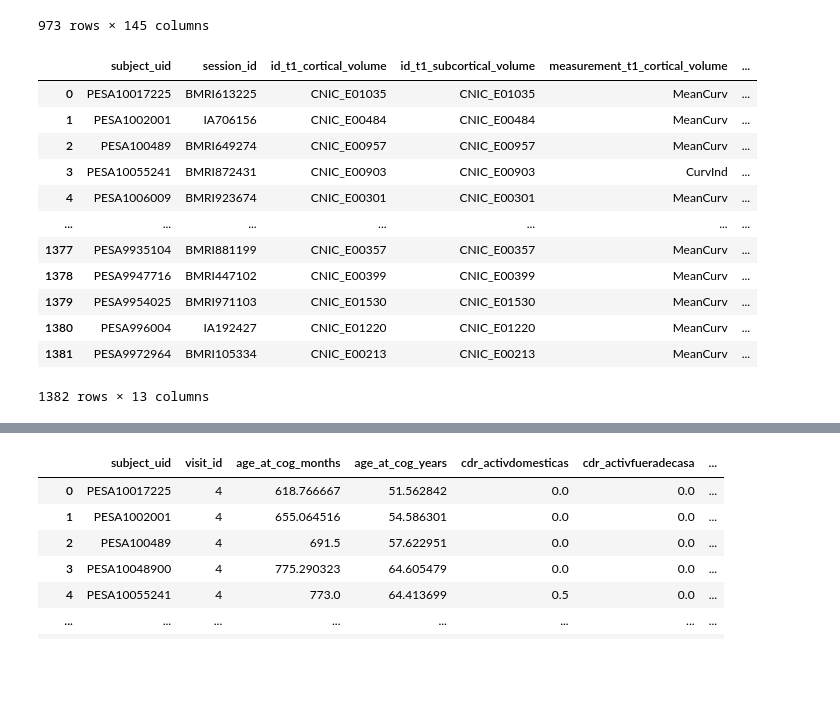
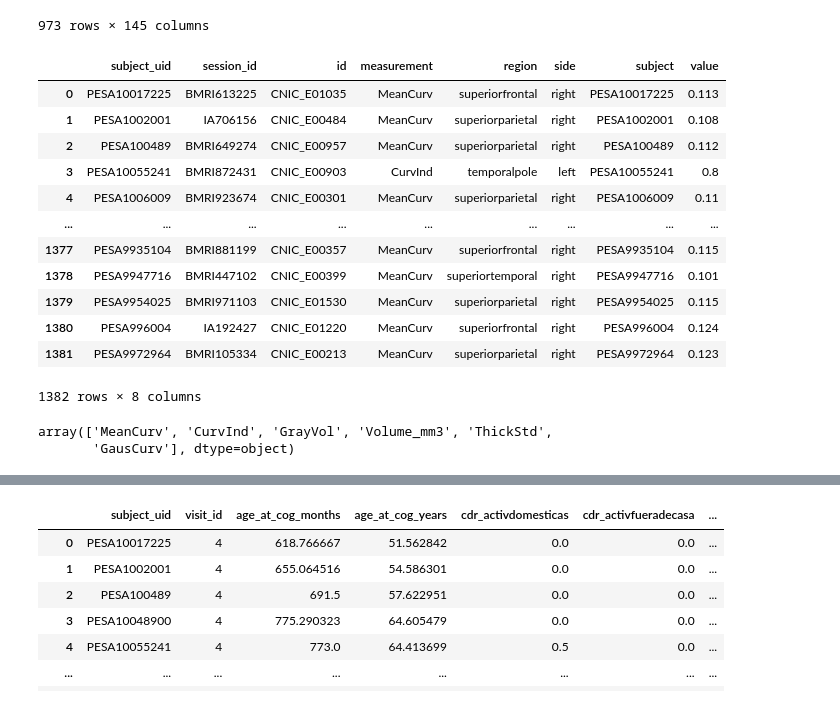
Before and after one commit to CNIC-Neuroimaging/Nvitk, a Jupyter notebook: notebooks/prototypes/db_externsion.ipynb, the cells around one changed output, grey strips where cells are left out. Saved outputs shown, nothing was run; the diff lists cells and outputs as text; code cells hidden in the pictures; blank space fills up the shorter version.

```diff
--- a/notebooks/prototypes/db_externsion.ipynb
+++ b/notebooks/prototypes/db_externsion.ipynb
@@ -70,22 +64,27 @@ repo.image(
 # %%
 repo.image(
     modality="t1",
-    filters={}
+    variables=['t1_cortical_volume']
 )
 # %% [output]
-|  | subject_uid | session_id | id_t1_cortical_volume | id_t1_subcortical_volume | measurement_t1_cortical_volume | ... |
-| 0 | PESA10017225 | BMRI613225 | CNIC_E01035 | CNIC_E01035 | MeanCurv | ... |
-| 1 | PESA1002001 | IA706156 | CNIC_E00484 | CNIC_E00484 | MeanCurv | ... |
-| 2 | PESA100489 | BMRI649274 | CNIC_E00957 | CNIC_E00957 | MeanCurv | ... |
-| 3 | PESA10055241 | BMRI872431 | CNIC_E00903 | CNIC_E00903 | CurvInd | ... |
-| 4 | PESA1006009 | BMRI923674 | CNIC_E00301 | CNIC_E00301 | MeanCurv | ... |
-| ... | ... | ... | ... | ... | ... | ... |
-| 1377 | PESA9935104 | BMRI881199 | CNIC_E00357 | CNIC_E00357 | MeanCurv | ... |
-| 1378 | PESA9947716 | BMRI447102 | CNIC_E00399 | CNIC_E00399 | MeanCurv | ... |
-| 1379 | PESA9954025 | BMRI971103 | CNIC_E01530 | CNIC_E01530 | MeanCurv | ... |
-| 1380 | PESA996004 | IA192427 | CNIC_E01220 | CNIC_E01220 | MeanCurv | ... |
-| 1381 | PESA9972964 | BMRI105334 | CNIC_E00213 | CNIC_E00213 | MeanCurv | ... |
+|  | subject_uid | session_id | id | measurement | region | side | subject | value |
+| 0 | PESA10017225 | BMRI613225 | CNIC_E01035 | MeanCurv | superiorfrontal | right | PESA10017225 | 0.113 |
+| 1 | PESA1002001 | IA706156 | CNIC_E00484 | MeanCurv | superiorparietal | right | PESA1002001 | 0.108 |
+| 2 | PESA100489 | BMRI649274 | CNIC_E00957 | MeanCurv | superiorparietal | right | PESA100489 | 0.112 |
+| 3 | PESA10055241 | BMRI872431 | CNIC_E00903 | CurvInd | temporalpole | left | PESA10055241 | 0.8 |
+| 4 | PESA1006009 | BMRI923674 | CNIC_E00301 | MeanCurv | superiorparietal | right | PESA1006009 | 0.11 |
+| ... | ... | ... | ... | ... | ... | ... | ... | ... |
+| 1377 | PESA9935104 | BMRI881199 | CNIC_E00357 | MeanCurv | superiorfrontal | right | PESA9935104 | 0.115 |
+| 1378 | PESA9947716 | BMRI447102 | CNIC_E00399 | MeanCurv | superiortemporal | right | PESA9947716 | 0.101 |
+| 1379 | PESA9954025 | BMRI971103 | CNIC_E01530 | MeanCurv | superiorparietal | right | PESA9954025 | 0.115 |
+| 1380 | PESA996004 | IA192427 | CNIC_E01220 | MeanCurv | superiorfrontal | right | PESA996004 | 0.124 |
+| 1381 | PESA9972964 | BMRI105334 | CNIC_E00213 | MeanCurv | superiorparietal | right | PESA9972964 | 0.123 |
-1382 rows × 13 columns
+1382 rows × 8 columns
+# %%
+pd.unique(repo.image(modality="t1",variables=['t1_cortical_volume']).measurement)
+# %% [output]
+array(['MeanCurv', 'CurvInd', 'GrayVol', 'Volume_mm3', 'ThickStd',
+       'GausCurv'], dtype=object)
 # %%
 repo.image(
     modality="asl",
```
Also changed, not shown: parts of 5 cells of this notebook, 4 other files.
